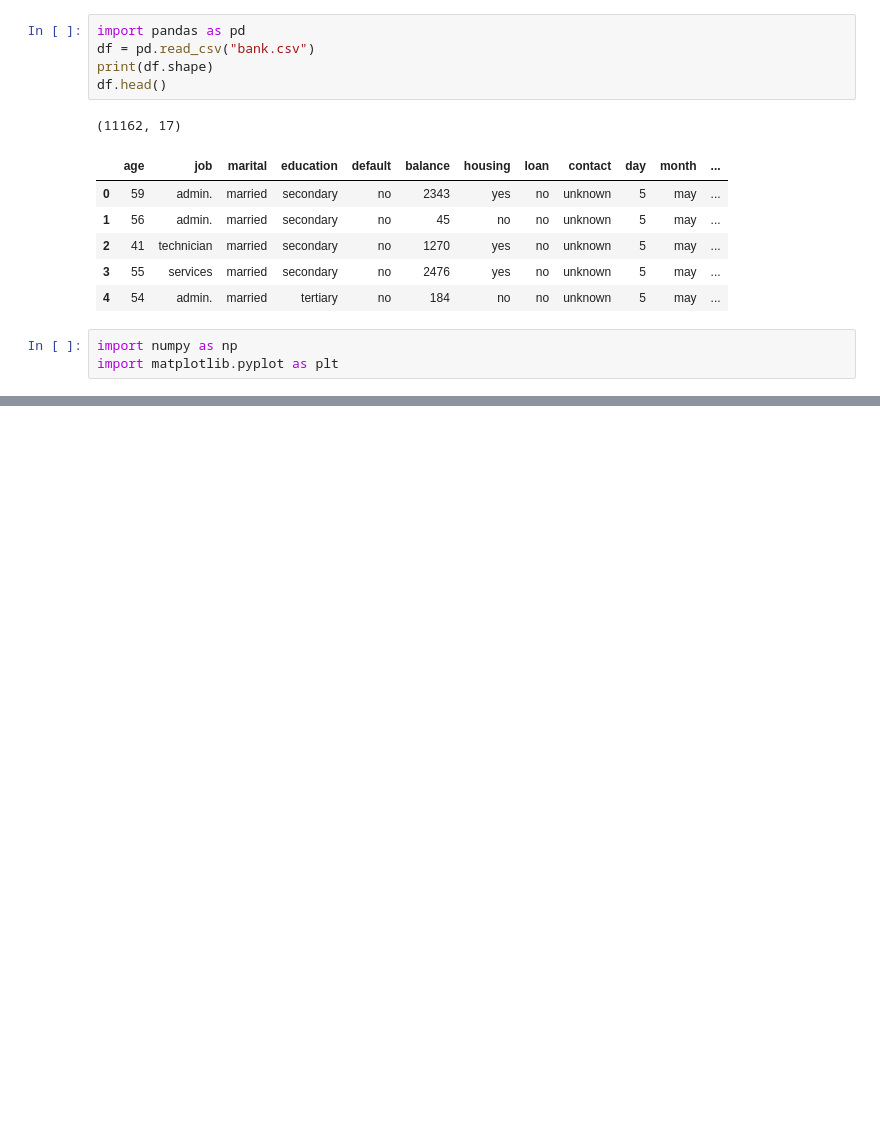
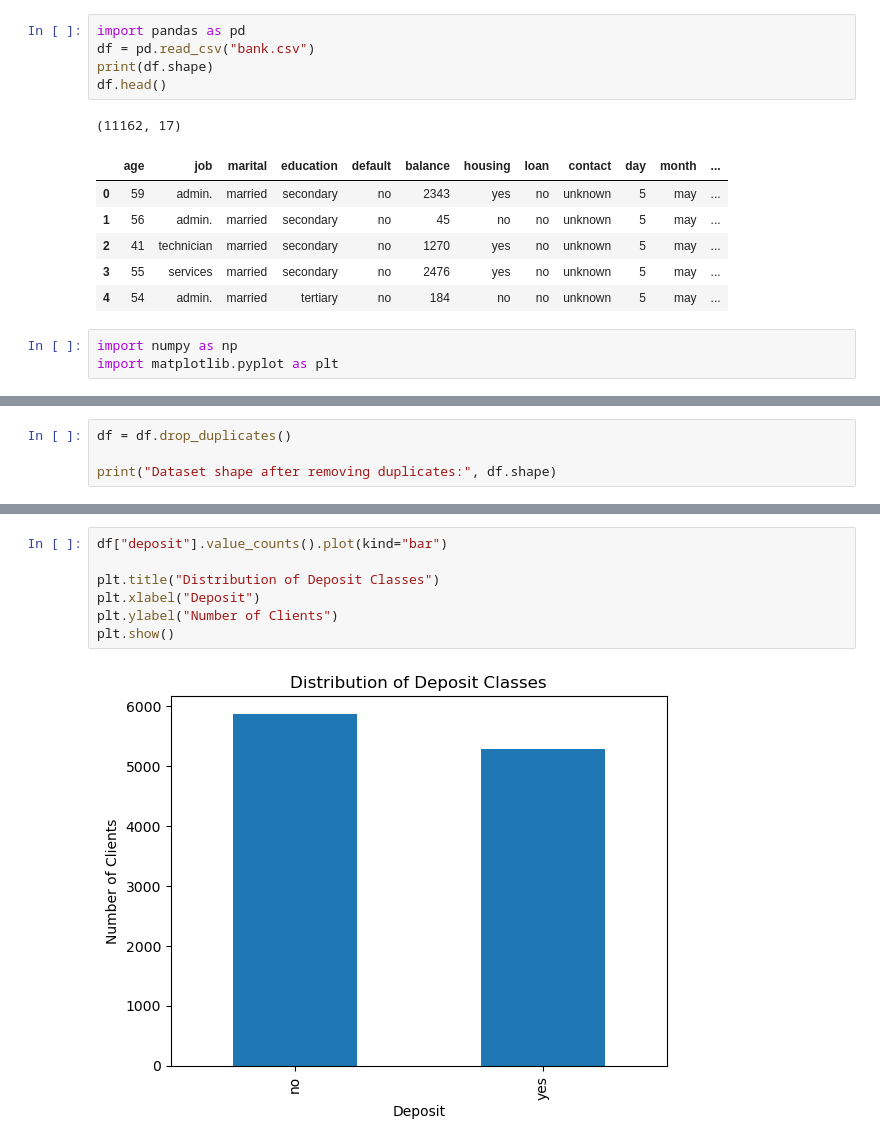
Before and after one commit to erze-haziri/bank-term-deposit-prediction, a Jupyter notebook: bank_term_deposit_analysis.ipynb, the cells around one changed output, grey strips where cells are left out. Cells and saved outputs as stored; diff of their text form; blank space fills up the shorter version.

Commit message:
add duplicate handling and target variable analysis

```diff
--- a/bank_term_deposit_analysis.ipynb
+++ b/bank_term_deposit_analysis.ipynb
@@ -33,0 +79,4 @@ print(&quot;Number of duplicated rows:&quot;, duplicates)
+# %%
+df = df.drop_duplicates()
+
+print("Dataset shape after removing duplicates:", df.shape)
@@ -33,0 +108,9 @@ print(&quot;Number of duplicated rows:&quot;, duplicates)
+# %%
+df["deposit"].value_counts().plot(kind="bar")
+
+plt.title("Distribution of Deposit Classes")
+plt.xlabel("Deposit")
+plt.ylabel("Number of Clients")
+plt.show()
+# %% [output]
+[figure, added]
```
Also changed, not shown: parts of 8 cells of this notebook.
